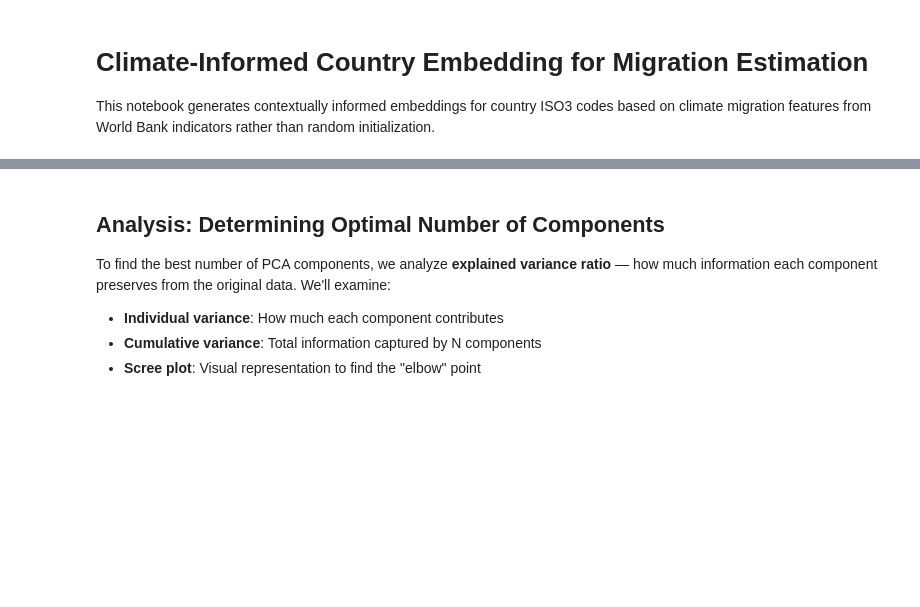
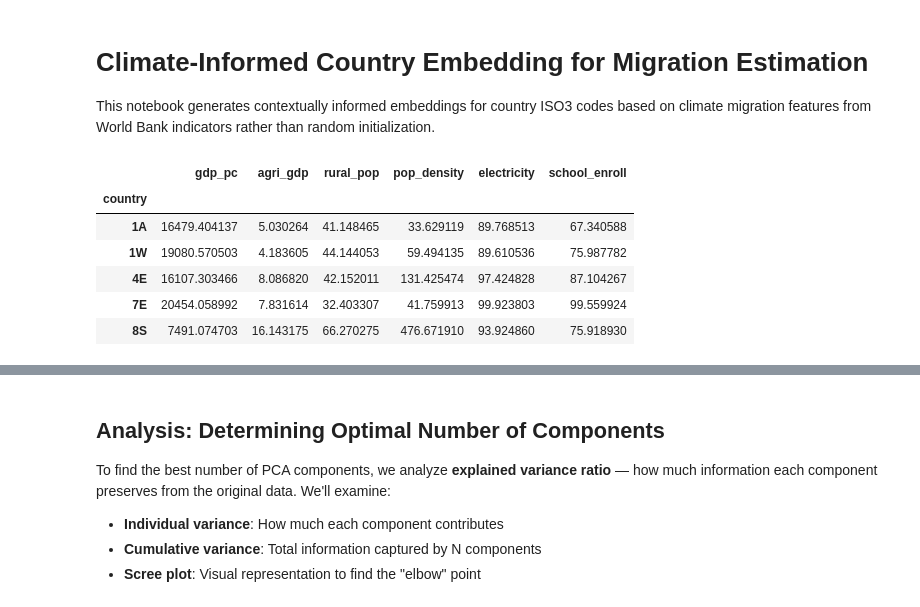
Before and after one commit to iamhaingo/migration-estimation, a Jupyter notebook: src/data/world_embedding.ipynb, the cells around one changed output, grey strips where cells are left out. Drawn from its saved outputs; the diff is of its cells as text; code cells hidden in the pictures; blank space fills up the shorter version.

```diff
--- a/src/data/world_embedding.ipynb
+++ b/src/data/world_embedding.ipynb
@@ -112,5 +112,17 @@ def add_region_labels(embeddings, region_map=REGION_MAP):
         lambda x: region_map.get(x, "Other")
     )
     return embeddings
+# %%
+# show example of the dataset
+df = build_climate_dataset()
+df.head()
+# %% [output]
+|  | gdp_pc | agri_gdp | rural_pop | pop_density | electricity | school_enroll |
+| country |  |  |  |  |  |  |
+| 1A | 16479.404137 | 5.030264 | 41.148465 | 33.629119 | 89.768513 | 67.340588 |
+| 1W | 19080.570503 | 4.183605 | 44.144053 | 59.494135 | 89.610536 | 75.987782 |
+| 4E | 16107.303466 | 8.086820 | 42.152011 | 131.425474 | 97.424828 | 87.104267 |
+| 7E | 20454.058992 | 7.831614 | 32.403307 | 41.759913 | 99.923803 | 99.559924 |
+| 8S | 7491.074703 | 16.143175 | 66.270275 | 476.671910 | 93.924860 | 75.918930 |
 # %%
 def plot_embeddings(embeddings, hue=None, title="Country Embeddings", figsize=(14, 10)):
```
Also changed, not shown: parts of 6 cells of this notebook, 3 other files.
